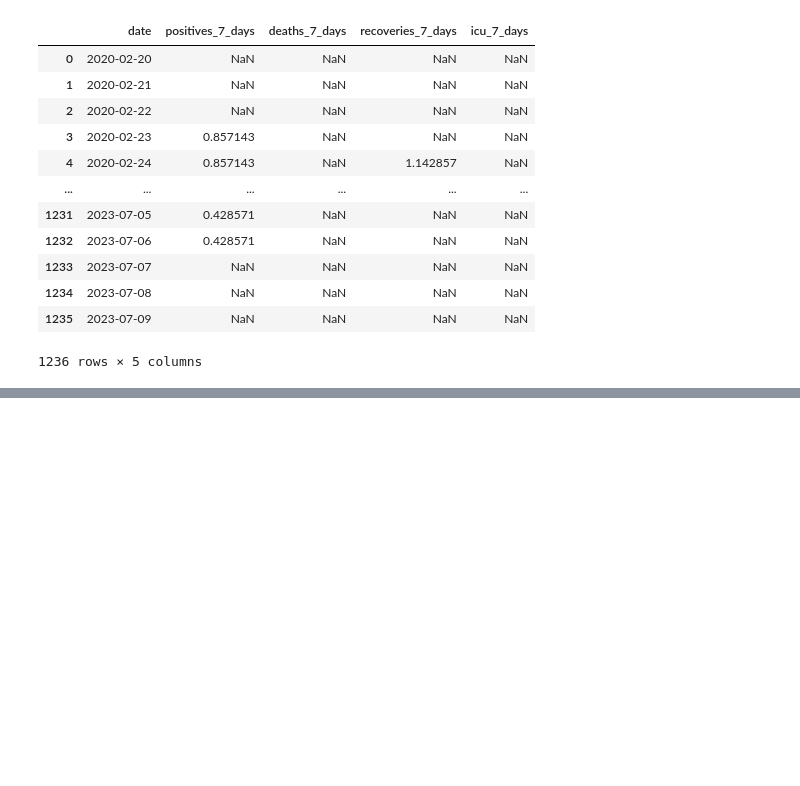
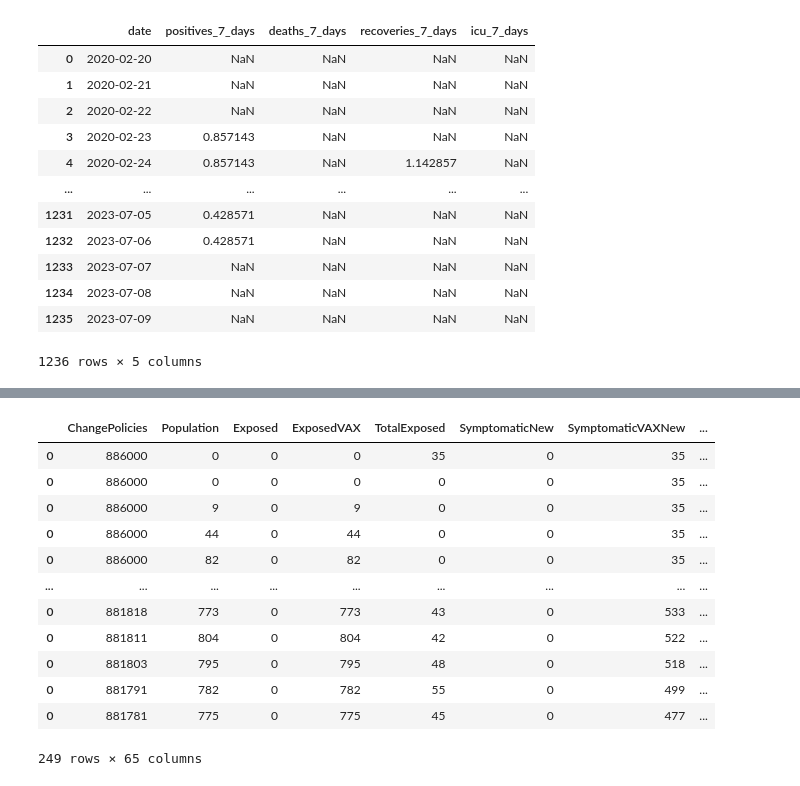
Before and after one commit to CGVGroup/abm-data-analysis, a Jupyter notebook: notebooks/abm-covid.ipynb, the cells around one changed output, grey strips where cells are left out. Cells and saved outputs as stored; diff of their text form; code cells hidden in the pictures; blank space fills up the shorter version.

```diff
--- a/notebooks/abm-covid.ipynb
+++ b/notebooks/abm-covid.ipynb
@@ -64,0 +74,27 @@ turin_real
+# %%
+simulations_logs_dir = '../data/simulations'
+simulations_logs_df = {}
+
+for sim_log_file_name in os.listdir(simulations_logs_dir):
+    file_path = os.path.join(simulations_logs_dir, sim_log_file_name)
+    sim_number = int(re.findall(r'\d+', sim_log_file_name)[0])
+
+    log_df = pd.read_csv(file_path, delimiter=';')
+    simulations_logs_df[sim_number] = log_df
+
+
+simulations_logs_df[34]
+# %% [output]
+|  | ChangePolicies | Population | Exposed | ExposedVAX | TotalExposed | SymptomaticNew | SymptomaticVAXNew | ... |
+| 0 | 886000 | 0 | 0 | 0 | 35 | 0 | 35 | ... |
+| 0 | 886000 | 0 | 0 | 0 | 0 | 0 | 35 | ... |
+| 0 | 886000 | 9 | 0 | 9 | 0 | 0 | 35 | ... |
+| 0 | 886000 | 44 | 0 | 44 | 0 | 0 | 35 | ... |
+| 0 | 886000 | 82 | 0 | 82 | 0 | 0 | 35 | ... |
+| ... | ... | ... | ... | ... | ... | ... | ... | ... |
+| 0 | 881818 | 773 | 0 | 773 | 43 | 0 | 533 | ... |
+| 0 | 881811 | 804 | 0 | 804 | 42 | 0 | 522 | ... |
+| 0 | 881803 | 795 | 0 | 795 | 48 | 0 | 518 | ... |
+| 0 | 881791 | 782 | 0 | 782 | 55 | 0 | 499 | ... |
+| 0 | 881781 | 775 | 0 | 775 | 45 | 0 | 477 | ... |
+249 rows × 65 columns
```
Also changed, not shown: parts of 19 cells of this notebook, 5 other files.
